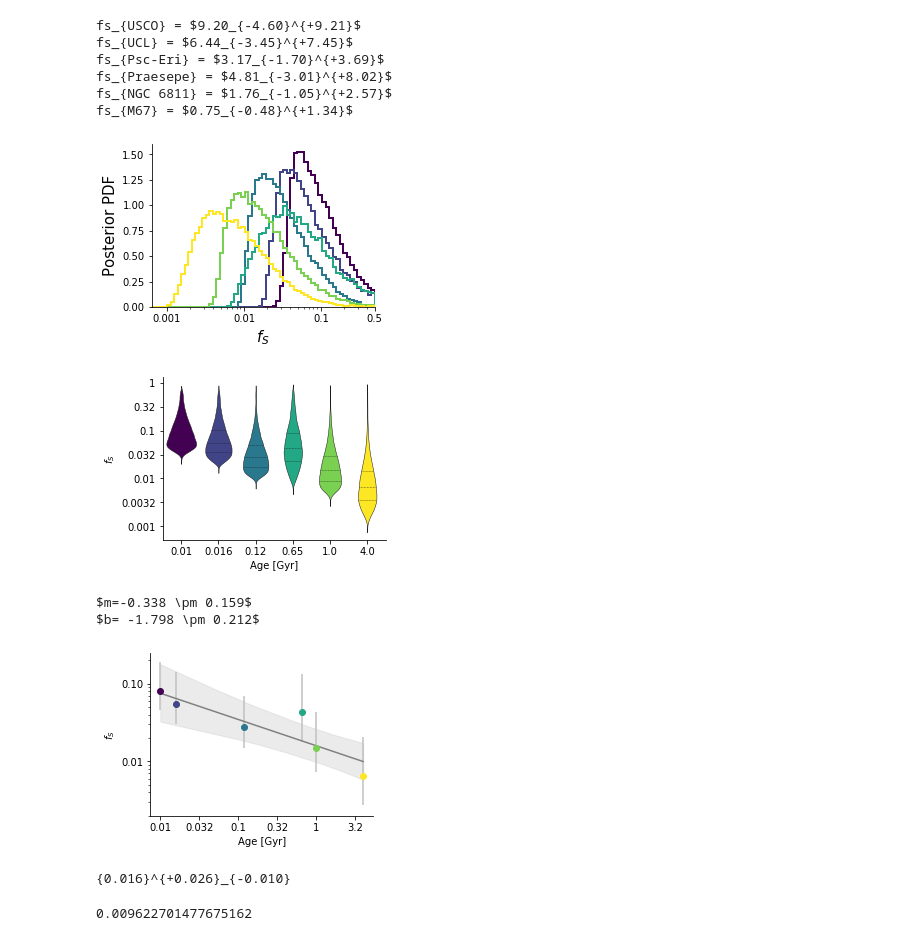
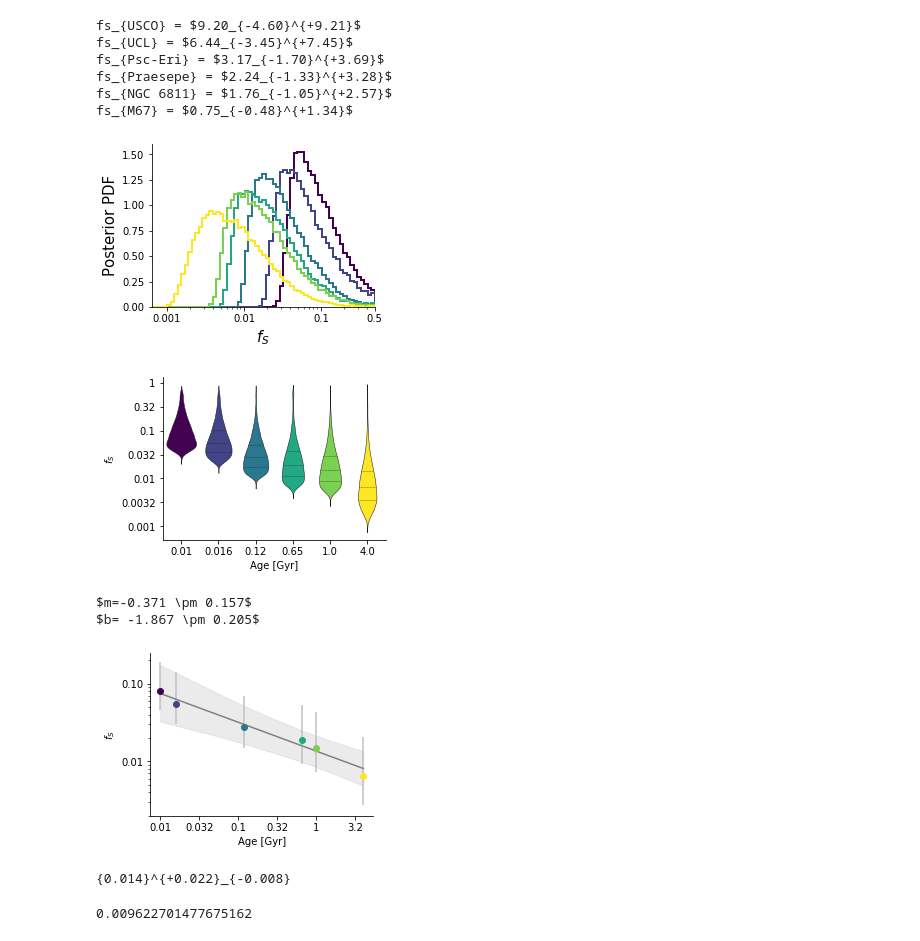
Before and after one commit to bmorris3/birthmarks, a Jupyter notebook: abc/abc_interpretation.ipynb, the cells around one changed output. Cells and saved outputs as stored; diff of their text form; code cells hidden in the pictures.

Commit message:
Adding uniform praesepe analysis

```diff
--- a/abc/abc_interpretation.ipynb
+++ b/abc/abc_interpretation.ipynb
@@ -7,7 +7,8 @@ import astropy.units as u
 samples_usco = np.load('data/usco_samples.npy')
 samples_ucl = np.load('data/ucl_samples.npy')
 samples_psceri = np.load('data/psceri_samples.npy')
-samples_praesepe = np.load('../../zeitsprung/data/abc_samples_slow.npy')
+#samples_praesepe = np.load('../../zeitsprung/data/abc_samples_slow.npy')
+samples_praesepe = np.load('data/pra_samples.npy')
 samples_ngc6811 = np.load('data/ngc6811_samples.npy')
 samples_m67 = np.load('data/m67_samples.npy')
 
@@ -33,35 +34,35 @@ def plot_fs_posterior(samples_fast, label, color):
 
 plot_fs_posterior(samples_usco, 'USCO', color=cmap(0))
 plot_fs_posterior(samples_ucl, 'UCL', color=cmap(1))
 plot_fs_posterior(samples_psceri, 'Psc-Eri', color=cmap(2))
 plot_fs_posterior(samples_praesepe, 'Praesepe', color=cmap(3))
 plot_fs_posterior(samples_ngc6811, 'NGC 6811', color=cmap(4))
 plot_fs_posterior(samples_m67, 'M67', color=cmap(5))
 
 for s in ['right', 'top']:
     ax.spines[s].set_visible(False)
 fs = 15
 ax.set_xlabel('$f_S$', fontsize=fs)
 
 ax.set_ylabel('Posterior PDF', fontsize=fs)
 ax.set_xticks([-3, -2, -1, np.log10(0.5)])
 ax.set_xticks(#np.log10(np.arange(0.0001, 0.001, 0.0001)).tolist() +
               np.log10(np.arange(0.001, 0.01, 0.001)).tolist() +
               np.log10(np.arange(0.01, 0.1, 0.01)).tolist() +
               np.log10(np.arange(0.1, 0.5, 0.1)).tolist(), minor=True)
 # ax.grid(False, which='minor')
 ax.set_xticklabels(['0.001', '0.01', '0.1', '0.5'])
 ax.set_xlim([-3.2, np.log10(0.5)])
 # plt.legend(loc=())
 plt.savefig('plots/fs_posterior.pdf', bbox_inches='tight')
 # %% [output]
 fs_{USCO} = $9.20_{-4.60}^{+9.21}$
 fs_{UCL} = $6.44_{-3.45}^{+7.45}$
 fs_{Psc-Eri} = $3.17_{-1.70}^{+3.69}$
-fs_{Praesepe} = $4.81_{-3.01}^{+8.02}$
+fs_{Praesepe} = $2.24_{-1.33}^{+3.28}$
 fs_{NGC 6811} = $1.76_{-1.05}^{+2.57}$
 fs_{M67} = $0.75_{-0.48}^{+1.34}$
-[figure, old version]
+[figure, new version]
 # %%
 import seaborn
 
@@ -103,7 +104,7 @@ for s in ['right', 'top']:
 
 plt.savefig('plots/fs_violin.pdf', bbox_inches='tight')
 # %% [output]
-[figure, old version]
+[figure, new version]
 # %%
 
 
@@ -176,15 +177,15 @@ for s in ['right', 'top']:
 
 plt.savefig('plots/fs_trend.pdf', bbox_inches='tight')
 # %% [output]
-$m=-0.338 \pm 0.159$
-$b= -1.798 \pm 0.212$
+$m=-0.371 \pm 0.157$
+$b= -1.867 \pm 0.205$
-[figure, old version]
+[figure, new version]
 # %%
 a, a_upper, a_lower = 10**c0[1], 10**(c0[1] + c0err[1]), 10**(c0[1] - c0err[1])
 
 print("{{{0:.3f}}}^{{+{1:.3f}}}_{{-{2:.3f}}}".format(a, a_upper, a_lower))
 # %% [output]
-{0.016}^{+0.026}_{-0.010}
+{0.014}^{+0.022}_{-0.008}
 # %%
 a * 4.6 ** -0.33
 # %% [output]
```
Also changed, not shown: 11 other files.
